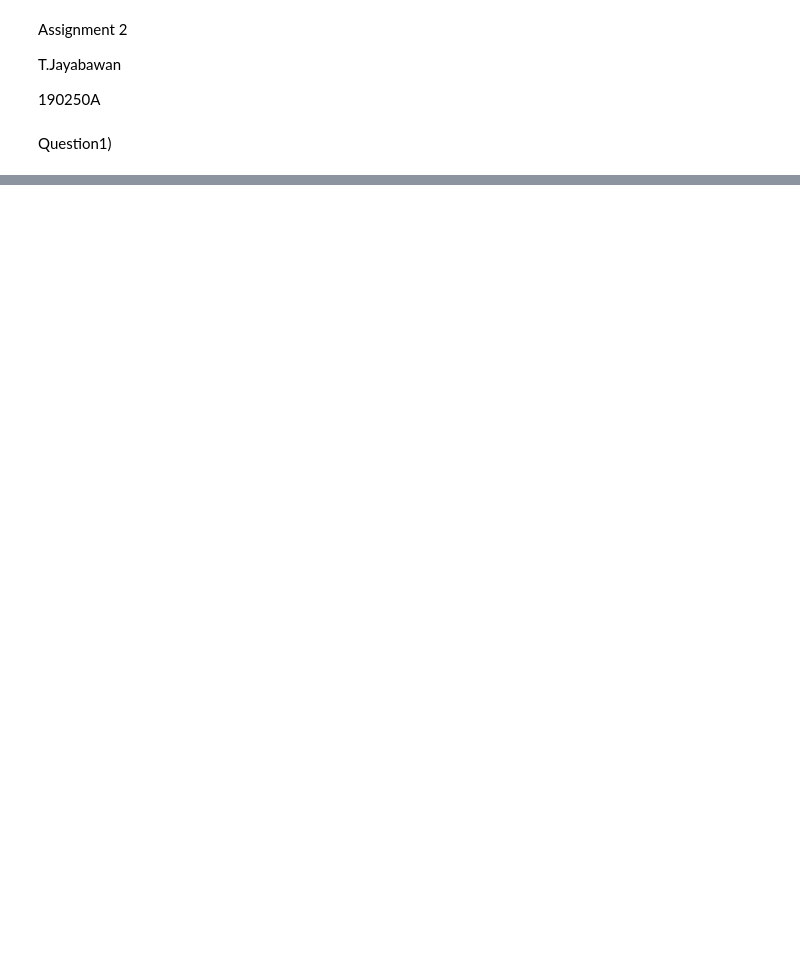
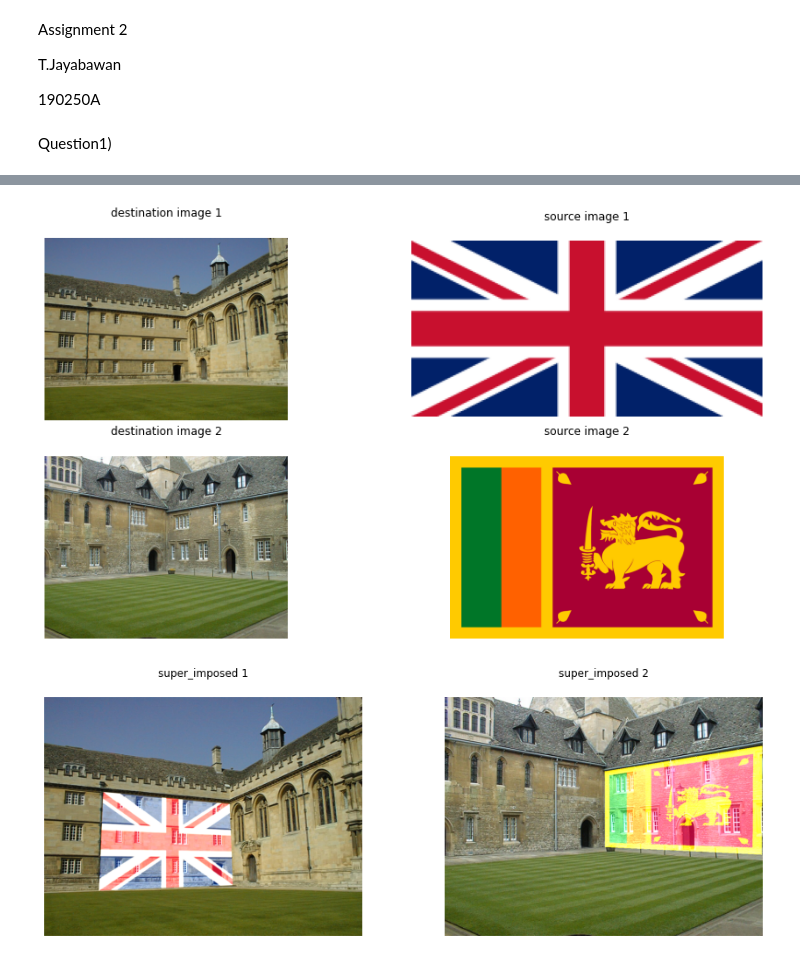
Before and after one commit to jayathev/Assignment2, a Jupyter notebook: Assignment2.190250A.ipynb, the cells around one changed output, grey strips where cells are left out. Saved outputs shown, nothing was run; the diff lists cells and outputs as text; code cells hidden in the pictures; blank space fills up the shorter version.

```diff
--- a/Assignment2.190250A.ipynb
+++ b/Assignment2.190250A.ipynb
@@ -211,0 +210,78 @@ plt.show()
+# %%
+def click_eve(event, x, y, flags, params):
+    if event == cv.EVENT_LBUTTONDOWN:
+        print(x, ' ', y)
+
+def super_impose(im_src, im_dst, pts_src, pts_dst):
+    h, status = cv.findHomography(pts_src, pts_dst)
+    im_out = cv.warpPerspective(im_src, h, (im_dst.shape[1], im_dst.shape[0]))
+    return cv.add(im_out, im_dst)
+# %%
+import cv2 as cv
+
+destination_1 = cv.imread(r'.\wadham_college\003.jpg',cv.IMREAD_COLOR)
+assert destination_1 is not None
+
+source1 = cv.imread(r'.\Flag_of_the_United_Kingdom.png',cv.IMREAD_ANYCOLOR)
+assert source1 is not None
+
+destination2 = cv.imread(r'.\merton_college\001.jpg',cv.IMREAD_COLOR)
+assert destination2 is not None
+
+source2 = cv.imread(r'.\lk-flag.jpg',cv.IMREAD_ANYCOLOR)
+assert source2 is not None
+
+fig, ax = plt.subplots(2, 2, figsize=(15, 8))
+ax[0, 0].imshow(cv.cvtColor(destination_1, cv.COLOR_BGR2RGB))
+ax[0, 0].title.set_text('destination image 1')
+ax[0, 0].axis('off')
+ax[0, 0].xaxis.tick_top()
+
+ax[0, 1].imshow(cv.cvtColor(source1, cv.COLOR_BGR2RGB))
+ax[0, 1].title.set_text('source image 1')
+ax[0, 1].axis('off')
+ax[0, 1].xaxis.tick_top()
+
+ax[1, 0].imshow(cv.cvtColor(destination2, cv.COLOR_BGR2RGB))
+ax[1, 0].title.set_text('destination image 2')
+ax[1, 0].axis('off')
+ax[1, 0].xaxis.tick_top()
+
+ax[1, 1].imshow(cv.cvtColor(source2, cv.COLOR_BGR2RGB))
+ax[1, 1].title.set_text('source image 2')
+ax[1, 1].axis('off')
+ax[1, 1].xaxis.tick_top()
+
+cv.imshow('image', destination_1)
+cv.setMouseCallback('image', click_eve)
+cv.waitKey(0)
+cv.destroyAllWindows()
+
+cv.imshow('image', destination2)
+cv.setMouseCallback('image', click_eve)
+cv.waitKey(0)
+cv.destroyAllWindows()
+
+pts_destination_1 = np.array([[191, 306], [596, 344], [606, 603], [177, 620]])
+pts_destination2 = np.array([[515, 238], [1022, 156],  [1020, 506], [516, 482]])
+
+print(source1.shape)
+print(source2.shape)
+
+pts_source1 = np.array([[0, 0], [254, 0], [254, 127], [0, 127]])
+pts_source2 = np.array([[0, 0], [3499, 0], [3499, 2329], [0, 2329]])
+
+superimposed1 = super_impose(source1, destination_1, pts_source1, pts_destination_1)
+superimposed2 = super_impose(source2, destination2, pts_source2, pts_destination2)
+
+fig, ax = plt.subplots(1, 2, figsize=(15,5))
+ax[0].imshow(cv.cvtColor(superimposed1, cv.COLOR_BGR2RGB))
+ax[0].title.set_text('super_imposed 1')
+ax[0].axis('off')
+ax[0].xaxis.tick_top()
+
+ax[1].imshow(cv.cvtColor(superimposed2, cv.COLOR_BGR2RGB))
+ax[1].title.set_text('super_imposed 2')
+ax[1].axis('off')
+ax[1].xaxis.tick_top()
+# %% [output]
@@ -211,0 +305,2 @@ plt.show()
+[figure, added]
+[figure, added]
```
Also changed, not shown: parts of 6 cells of this notebook, 11 other files.
